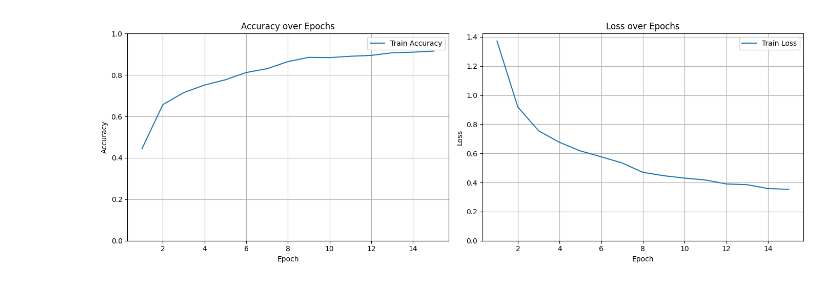
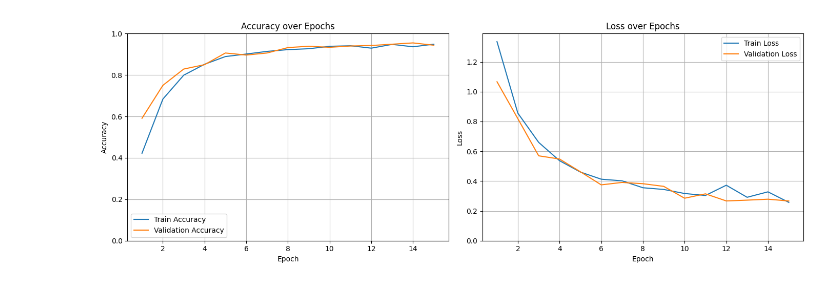
Before and after one commit to printchard/ml-note-detection, a Jupyter notebook: main.ipynb, the cells around one changed output. Saved outputs shown, nothing was run; the diff lists cells and outputs as text; code cells hidden in the pictures.

```diff
--- a/main.ipynb
+++ b/main.ipynb
@@ -59,9 +43,11 @@ model = Sequential(
         Conv2D(
             8, kernel_size=3, padding="same", activation="relu", input_shape=(64, 64, 1)
         ),
-        MaxPooling2D((2, 2)),
+        MaxPooling2D(2, 2),
         Conv2D(16, kernel_size=3, padding="same", activation="relu"),
-        MaxPooling2D(16, 16),
+        MaxPooling2D(2, 2),
+        Conv2D(32, kernel_size=3, padding="same", activation="relu"),
+        MaxPooling2D(2, 2),
         Flatten(),
         Dense(64, activation="relu"),
         Dense(5, activation="softmax"),
@@ -103,6 +89,16 @@ model.compile(
     optimizer="adam", loss="sparse_categorical_crossentropy", metrics=["accuracy"]
 )
 
-history = model.fit(train_dataset, epochs=15)
+total_batches = tf.data.experimental.cardinality(train_dataset).numpy()
+val_batches = int(0.2 * total_batches)
+
+val_dataset = train_dataset.take(val_batches)
+actual_train_dataset = train_dataset.skip(val_batches)
+
+history = model.fit(
+    actual_train_dataset,
+    epochs=15,
+    validation_data=val_dataset
+)
 # %% [output]
 Epoch 1/15
@@ -139,32 +135,37 @@ Test accuracy: 0.9620000123977661
 # %%
+val_acc = history.history['val_accuracy']
+val_loss = history.history['val_loss']
+
 epochs = range(1, len(history.history['accuracy']) + 1)
 train_acc = history.history['accuracy']
 train_loss = history.history['loss']
 
 fig, (ax1, ax2) = plt.subplots(1, 2, figsize=(14, 5))
 
 # Accuracy plot
 ax1.plot(epochs, train_acc, label='Train Accuracy')
+ax1.plot(epochs, val_acc, label='Validation Accuracy')
 ax1.set_title('Accuracy over Epochs')
 ax1.set_xlabel('Epoch')
 ax1.set_ylabel('Accuracy')
 ax1.set_ylim(0, 1)
 ax1.legend()
 ax1.grid(True)
 
 # Loss plot
 ax2.plot(epochs, train_loss, label='Train Loss')
+ax2.plot(epochs, val_loss, label='Validation Loss')
 ax2.set_title('Loss over Epochs')
 ax2.set_xlabel('Epoch')
 ax2.set_ylabel('Loss')
 ax2.set_ylim(0, ax2.get_ylim()[1])
 ax2.legend()
 ax2.grid(True)
 
 plt.tight_layout()
 plt.show()
 # %% [output]
-[figure, old version]
+[figure, new version]
 # %%
 from sklearn.metrics import confusion_matrix, ConfusionMatrixDisplay
 import matplotlib.pyplot as plt
```
Also changed, not shown: parts of 9 cells of this notebook, 8 other files.
